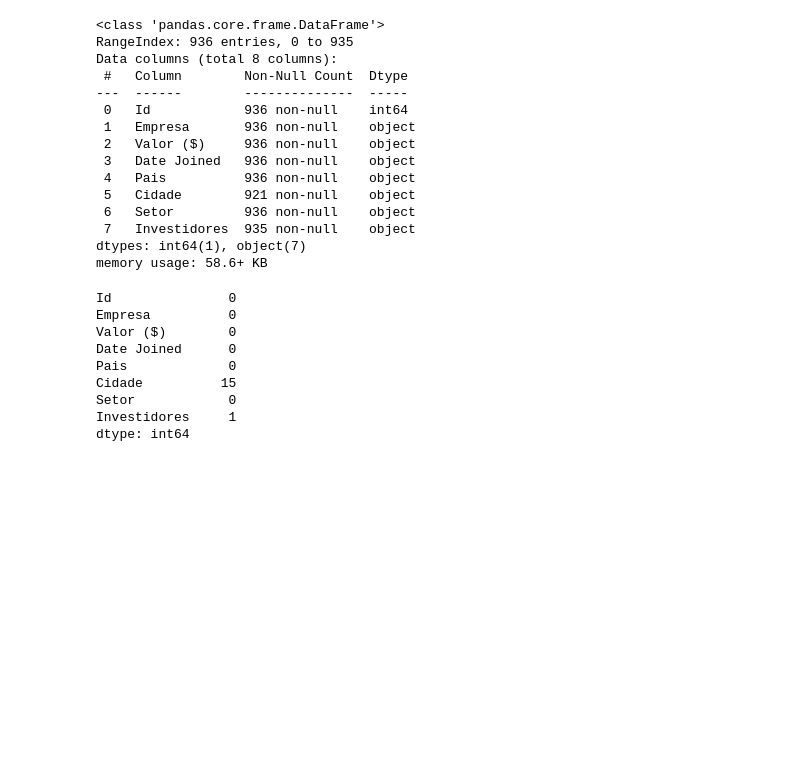
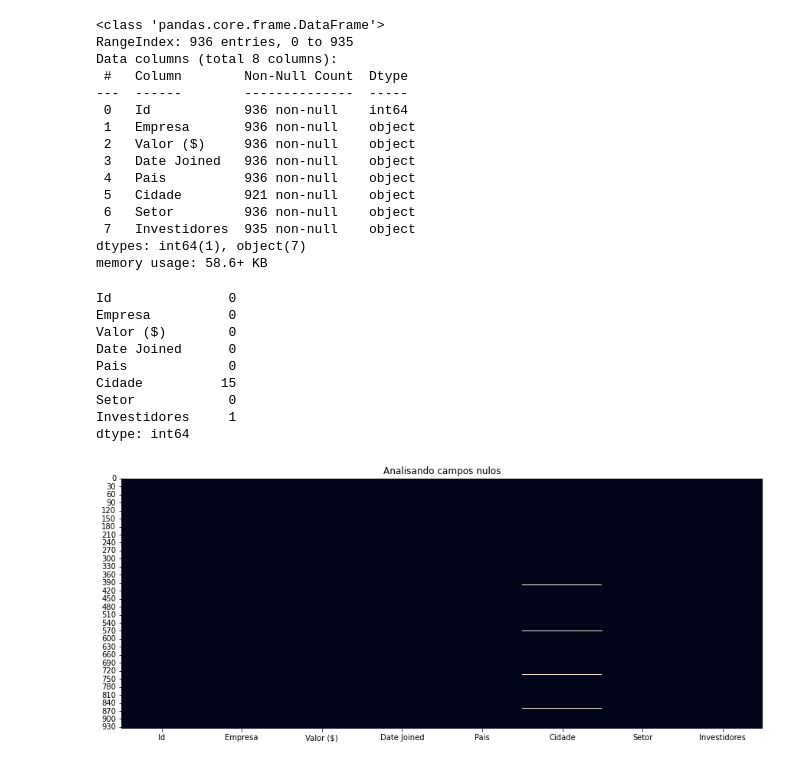
Before and after one commit to JardelSilva-86/Python-para-An-lise-de-Dados, a Jupyter notebook: Projeto_Unicornio.ipynb, the cells around one changed output. Drawn from its saved outputs; the diff is of its cells as text; code cells hidden in the pictures; blank space fills up the shorter version.

```diff
--- a/Projeto_Unicornio.ipynb
+++ b/Projeto_Unicornio.ipynb
@@ -106,3 +106,10 @@ Cidade          15
 Setor            0
 Investidores     1
 dtype: int64
+# %%
+# Ver gráfico
+plt.figure( figsize=(15,6) )
+plt.title('Analisando campos nulos')
+sns.heatmap( base_dados.isnull(), cbar=False );
+# %% [output]
+[figure, added]
```
Also changed, not shown: parts of 13 cells of this notebook.
